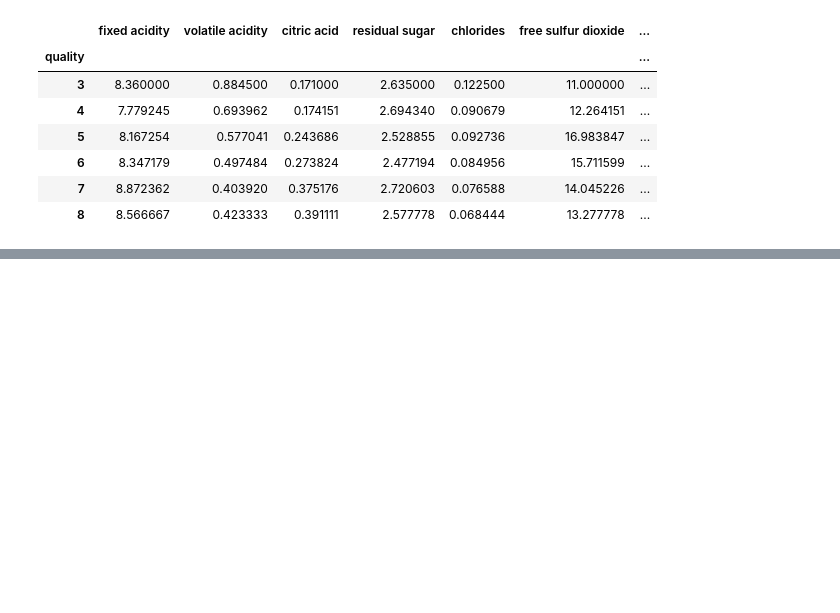
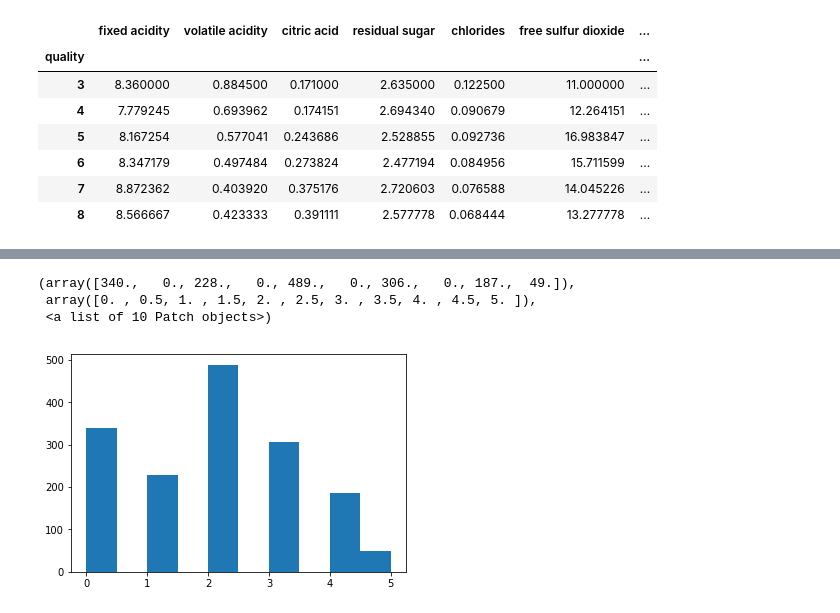
Before and after one commit to jorgealbertogomezgomez77/Work-with-Jupyter-Notebook, a Jupyter notebook: scripts/Tema 6/T6 - 4 - Clustering completo....ipynb, the cells around one changed output, grey strips where cells are left out. Cells and saved outputs as stored; diff of their text form; code cells hidden in the pictures; blank space fills up the shorter version.

```diff
--- a/scripts/Tema 6/T6 - 4 - Clustering completo....ipynb
+++ b/scripts/Tema 6/T6 - 4 - Clustering completo....ipynb
@@ -40,0 +120,2 @@ df.groupby("quality").mean()
+# %%
+md_k = pd.Series(model.labels_)
@@ -40,0 +133,7 @@ df.groupby("quality").mean()
+# %%
+plt.hist(md_k)
+# %% [output]
+(array([340.,   0., 228.,   0., 489.,   0., 306.,   0., 187.,  49.]),
+ array([0. , 0.5, 1. , 1.5, 2. , 2.5, 3. , 3.5, 4. , 4.5, 5. ]),
+ <a list of 10 Patch objects>)
+[figure, added]
```
Also changed, not shown: parts of 20 cells of this notebook.
